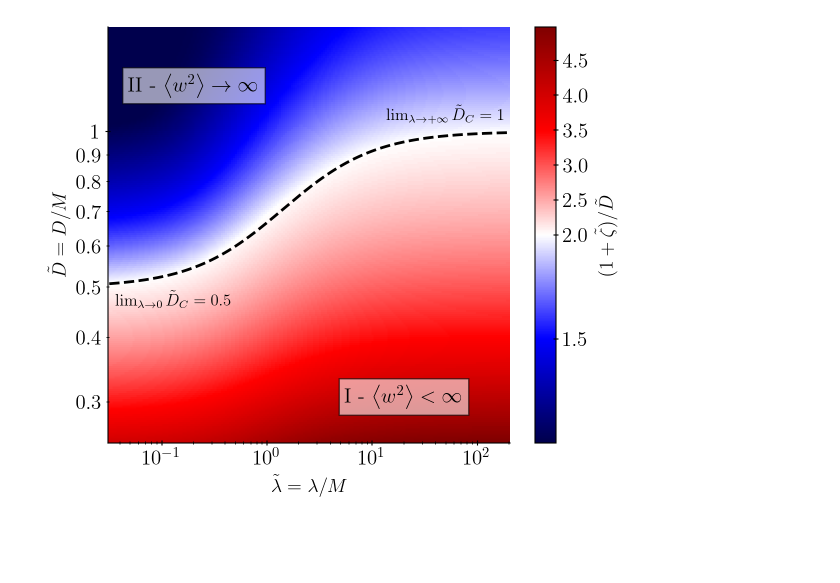
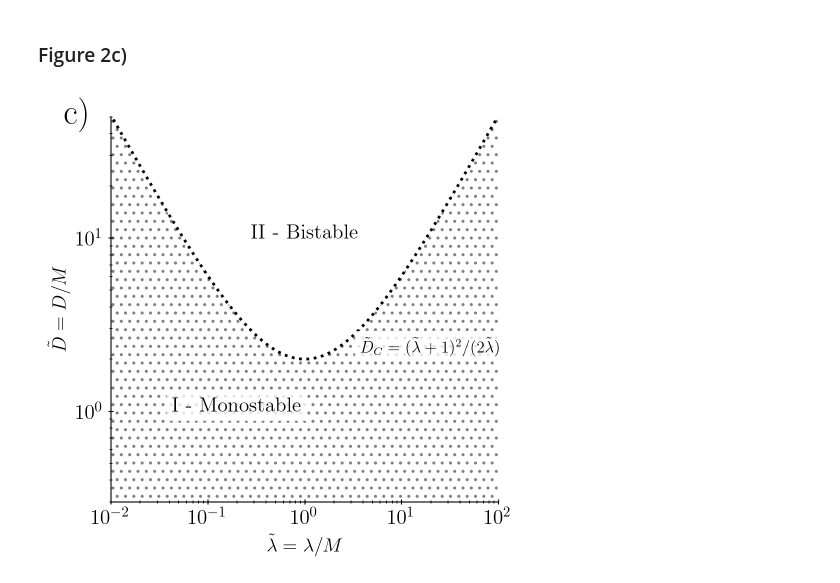
Before and after one commit to jhenderson0/paper_fluctuating_environments_and_migration, a Jupyter notebook: notebooks/figure_3.ipynb, the cells around one changed output. Saved outputs shown, nothing was run; the diff lists cells and outputs as text; code cells hidden in the pictures; blank space fills up the shorter version.

Commit message:
add revisions - new main text figure and new SI figures

```diff
--- a/notebooks/figure_3.ipynb
+++ b/notebooks/figure_3.ipynb
@@ -81,30 +115,30 @@ plt.savefig('../figures/tail_exponent.pdf', bbox_inches='tight', dpi=200, transp
+# %% [markdown]
+### Figure 2c)
 # %%
-fig, ax = plt.subplots(figsize =(6, 5), tight_layout='true')
+fig, ax = plt.subplots(figsize=(5, 5))
 
-X, Y = np.meshgrid(lamb_tildes, D_tildes)
-density = ax.pcolormesh(X, Y, exponents , cmap=sns.color_palette("seismic", as_cmap=True), norm=colors.TwoSlopeNorm(vcenter=2.0),
-                         rasterized=True)
-ax.plot(lamb_tildes, D_tilde_crit_approx(lamb_tildes), linestyle='--',  linewidth=2, c='black')
+lamb_tilde = np.logspace(-3, 3, 1000)
+D_crit = (lamb_tilde  + 1)**2 / (2 * lamb_tilde )
 
-ax.loglog()
-cbar = fig.colorbar(density, ax=ax)
-cbar.set_label(r"$ (1 + \tilde{\zeta}) / \tilde{D}$")
-ax.set_xlabel(r"$\tilde{\lambda} = \lambda / M$")
-ax.set_ylabel(r"$\tilde{D} = D / M$")
-ax.text(0.2, 1.2, r"II - $\left< w^2\right> \rightarrow \infty$", fontsize=15, weight='bold', c='black', ha='center',
-        bbox=dict(facecolor='white', edgecolor='black', alpha=0.6))
-ax.text(20, 0.3, r"I - $\left< w^2\right> < \infty$ ", fontsize=15, weight='bold', c='black', ha='center',
-        bbox=dict(facecolor='white', edgecolor='black', alpha=0.6))
-ax.text(0.13, 0.46, r"$\lim_{\lambda \rightarrow 0}\tilde{D}_C = 0.5$", fontsize=12, weight='bold', c='black', ha='center')
-ax.text(50, 1.05, r"$\lim_{\lambda \rightarrow +\infty}\tilde{D}_C = 1$", fontsize=12, weight='bold', c='black', ha='center')
+ax.plot(lamb_tilde, D_crit, 'k:', linewidth=2)
+ax.fill_between(lamb_tilde, 0, D_crit, hatch='..', facecolor='white', edgecolor='gray', linewidth=0)
 
+ax.set_xlabel(r'$\tilde{\lambda} = \lambda/M$')
+ax.set_ylabel(r'$\tilde{D} = D/M$')
+ax.set_xlim(0.01, 100)
+ax.set_ylim(0.3, 50)
+ax.set_xscale('log')
+ax.set_yscale('log')
 
-fmt = mticker.FuncFormatter(lambda v, _: f"{v:.1f}".rstrip("0").rstrip("."))
-ax.yaxis.set_major_locator(mticker.LogLocator(base=10))
-ax.yaxis.set_minor_locator(mticker.LogLocator(base=10, subs=np.arange(2, 10)))
-ax.yaxis.set_major_formatter(fmt)
-ax.yaxis.set_minor_formatter(fmt)
-# plt.savefig('../figures/fig_3.svg', bbox_inches='tight', dpi=200, transparent=True);
-plt.savefig('../figures/tail_exponent_color.pdf', bbox_inches='tight', dpi=200, transparent=True);
+ax.text(1, 10, "II - Bistable", fontsize=15, weight='bold', c='black', ha='center',
+        bbox=dict(facecolor='white', edgecolor='none', alpha=0.8))
+ax.text(0.2, 1, "I - Monostable", fontsize=15, weight='bold', c='black', ha='center',
+        bbox=dict(facecolor='white', edgecolor='none', alpha=0.8))
+ax.text(20, 2.2, r"$\tilde{D}_C = (\tilde{\lambda} + 1)^2 / (2 \tilde{\lambda})$", fontsize=12, weight='bold', c='black', ha='center',
+        bbox=dict(facecolor='white', edgecolor='none', alpha=0.8));
+
+ax.text(-0.12, 1.05, "c)", transform=ax.transAxes, fontsize=25, fontweight="bold", va="top", ha="left")
+
+plt.savefig('../figures/fig_3c.svg', bbox_inches='tight', dpi=200, transparent=True);
 # %% [output]
-[figure, old version]
+[figure, new version]
```
Also changed, not shown: parts of 15 cells of this notebook, 11 other files.
